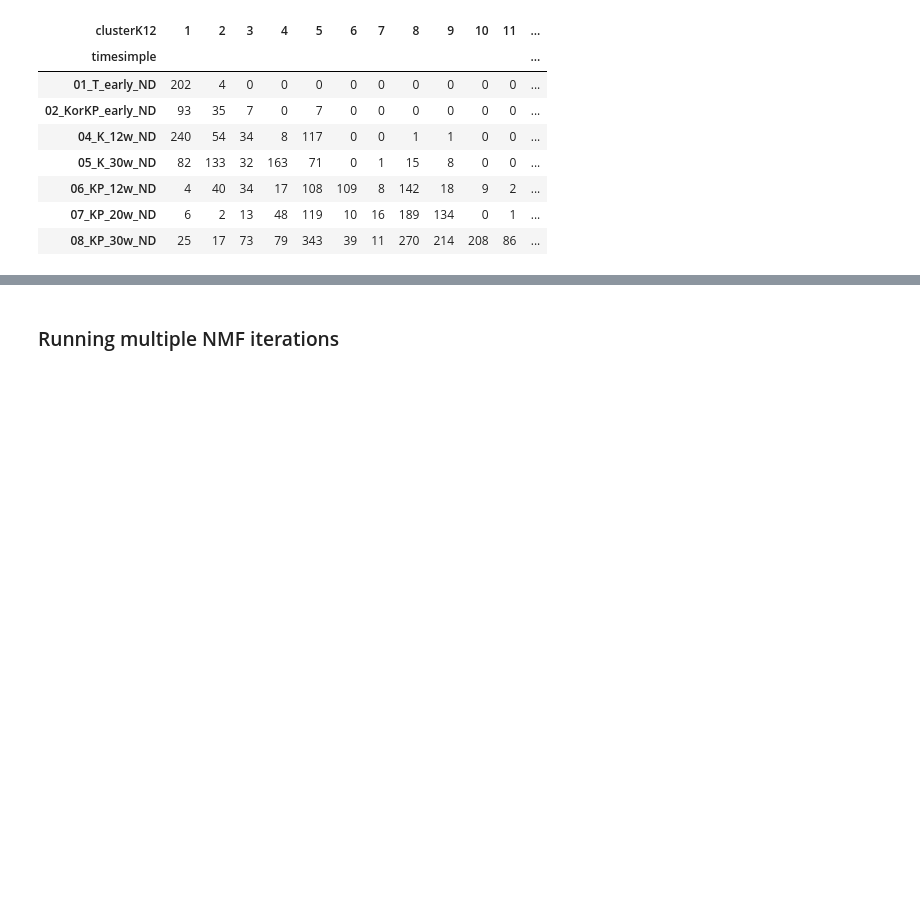
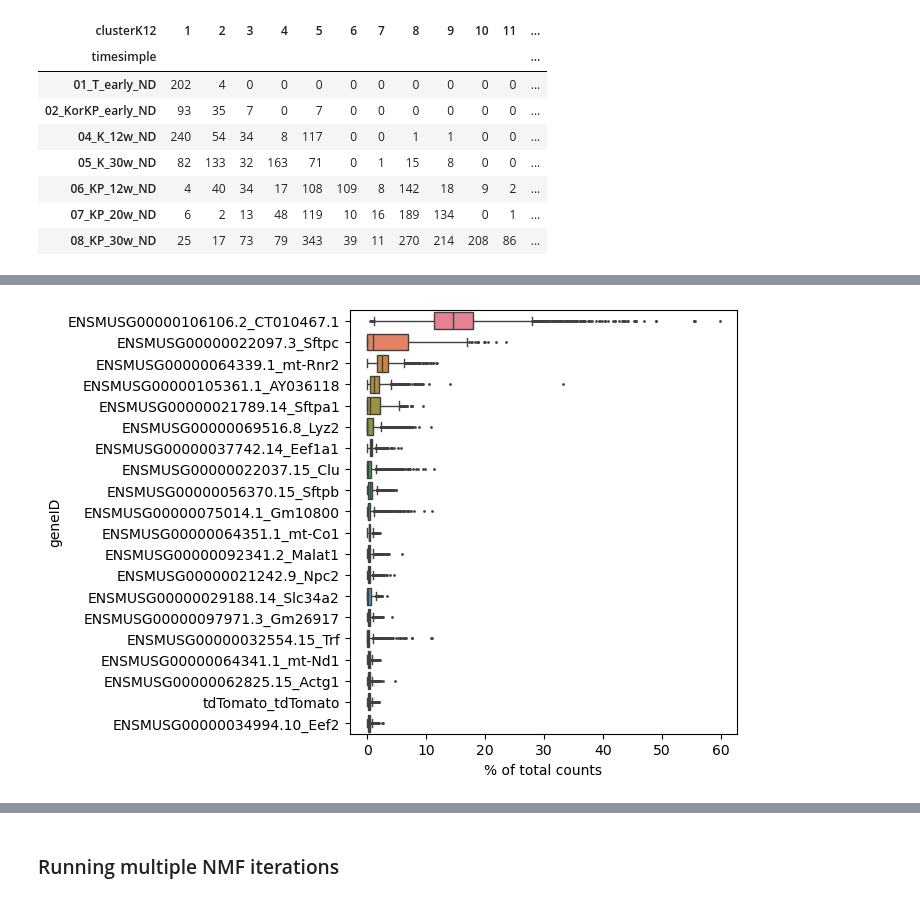
Before and after one commit to nitzanlab/gep-dynamics, a Jupyter notebook: notebooks/analyse_marjanovic.ipynb, the cells around one changed output, grey strips where cells are left out. Saved outputs shown, nothing was run; the diff lists cells and outputs as text; code cells hidden in the pictures; blank space fills up the shorter version.

```diff
--- a/notebooks/analyse_marjanovic.ipynb
+++ b/notebooks/analyse_marjanovic.ipynb
@@ -116,0 +169,4 @@ pd.crosstab(adata.obs.timesimple, adata.obs.clusterK12)
+# %%
+sc.pl.highest_expr_genes(adata, n_top=20, gene_symbols='geneID')
+# %% [output]
+[figure, added]
```
Also changed, not shown: parts of 43 cells of this notebook, 1 other file.
